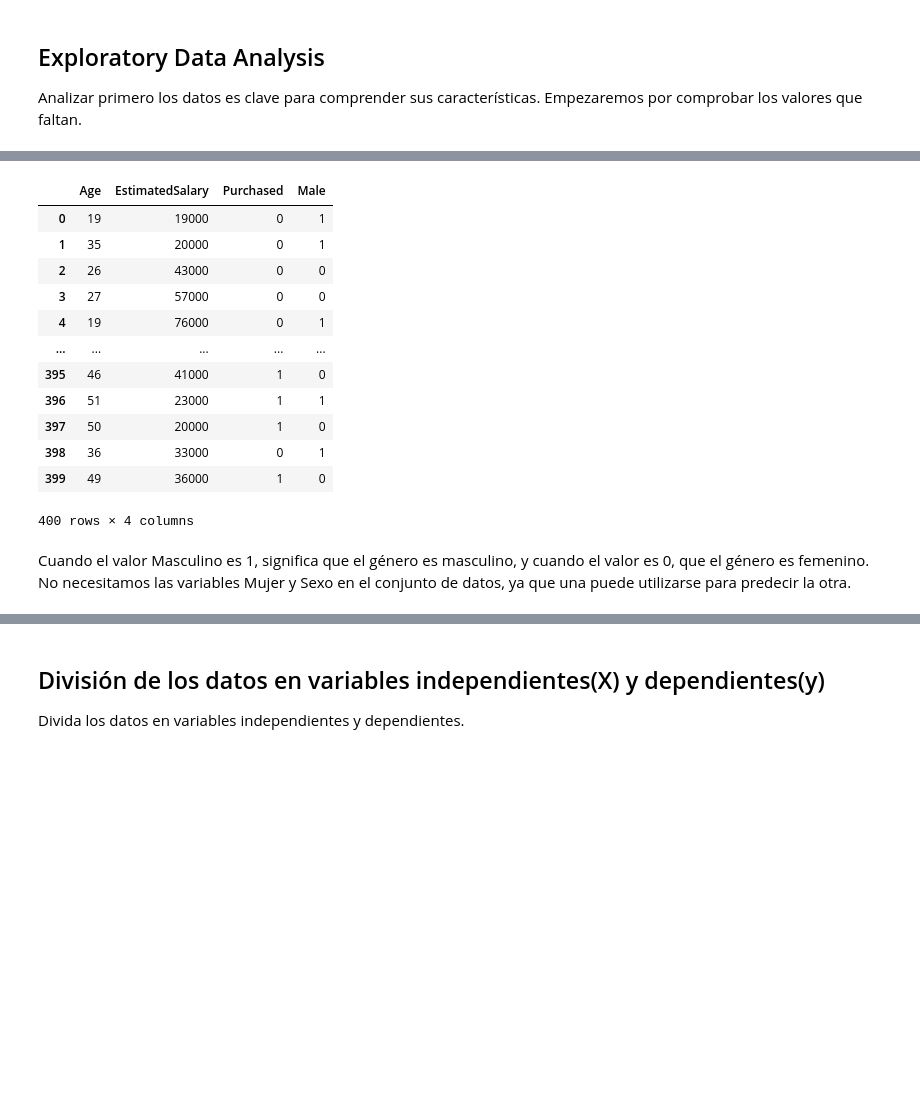
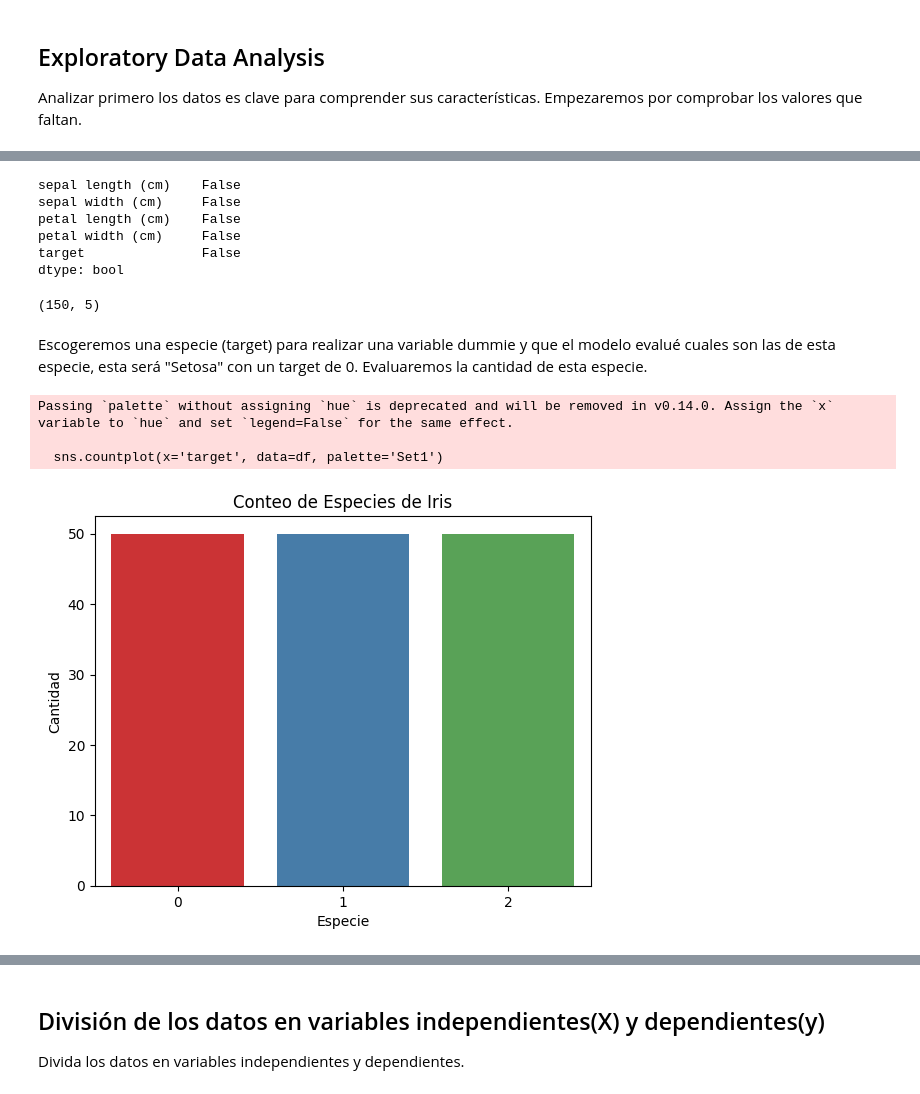
Before and after one commit to pau1ag/caso4, a Jupyter notebook: regresion_logistica/logistic_reggresion.ipynb, the cells around one changed output, grey strips where cells are left out. Cells and saved outputs as stored; diff of their text form; code cells hidden in the pictures; blank space fills up the shorter version.

```diff
--- a/regresion_logistica/logistic_reggresion.ipynb
+++ b/regresion_logistica/logistic_reggresion.ipynb
@@ -161,19 +67,27 @@ social_N_data
-# %%
-social_N_data = pd.concat([social_N_data,gender], axis=1)
-social_N_data
-# %% [output]
-|  | Age | EstimatedSalary | Purchased | Male |
-| 0 | 19 | 19000 | 0 | 1 |
-| 1 | 35 | 20000 | 0 | 1 |
-| 2 | 26 | 43000 | 0 | 0 |
-| 3 | 27 | 57000 | 0 | 0 |
-| 4 | 19 | 76000 | 0 | 1 |
-| ... | ... | ... | ... | ... |
-| 395 | 46 | 41000 | 1 | 0 |
-| 396 | 51 | 23000 | 1 | 1 |
-| 397 | 50 | 20000 | 1 | 0 |
-| 398 | 36 | 33000 | 0 | 1 |
-| 399 | 49 | 36000 | 1 | 0 |
-400 rows × 4 columns
-# %% [markdown]
-Cuando el valor Masculino es 1, significa que el género es masculino, y cuando el valor es 0, que el género es femenino. No necesitamos las variables Mujer y Sexo en el conjunto de datos, ya que una puede utilizarse para predecir la otra.
+# %%
+df.isnull().any()
+# %% [output]
+sepal length (cm)    False
+sepal width (cm)     False
+petal length (cm)    False
+petal width (cm)     False
+target               False
+dtype: bool
+# %%
+df.shape
+# %% [output]
+(150, 5)
+# %% [markdown]
+Escogeremos una especie (target) para realizar una variable dummie y que el modelo evalué cuales son las de esta especie, esta será "Setosa" con un target de 0.
+Evaluaremos la cantidad de esta especie.
+# %%
+sns.countplot(x='target', data=df, palette='Set1')
+plt.title('Conteo de Especies de Iris')
+plt.xlabel('Especie')
+plt.ylabel('Cantidad')
+plt.show()
+# %% [output]
+Passing `palette` without assigning `hue` is deprecated and will be removed in v0.14.0. Assign the `x` variable to `hue` and set `legend=False` for the same effect.
+
+  sns.countplot(x='target', data=df, palette='Set1')
+[figure, added]
```
Also changed, not shown: parts of 52 cells of this notebook.
